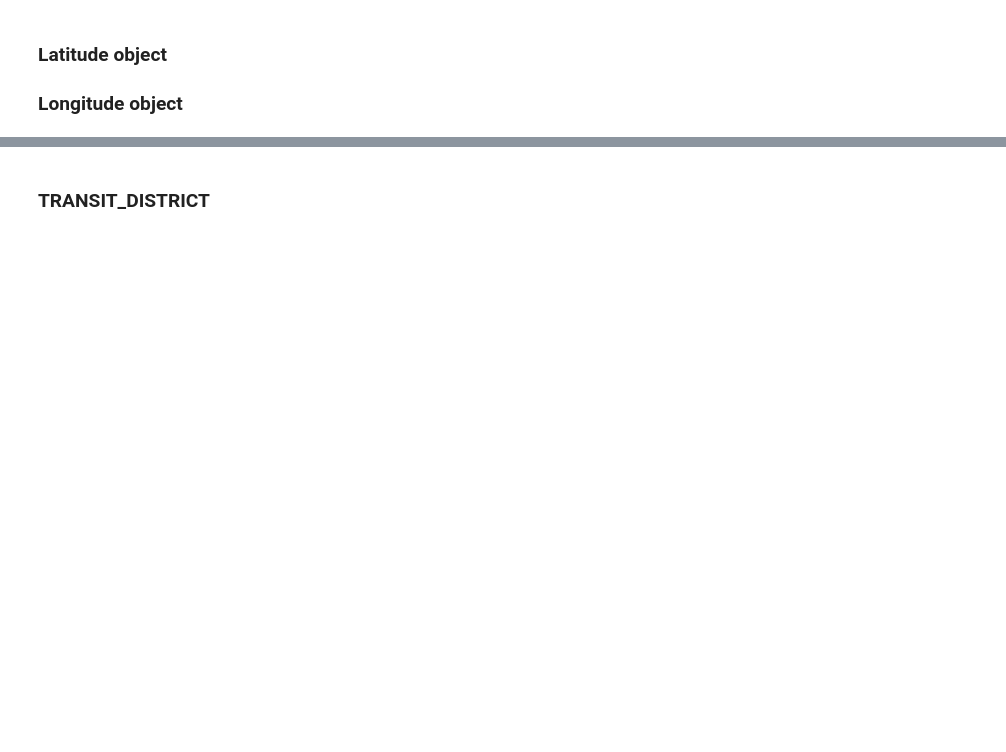
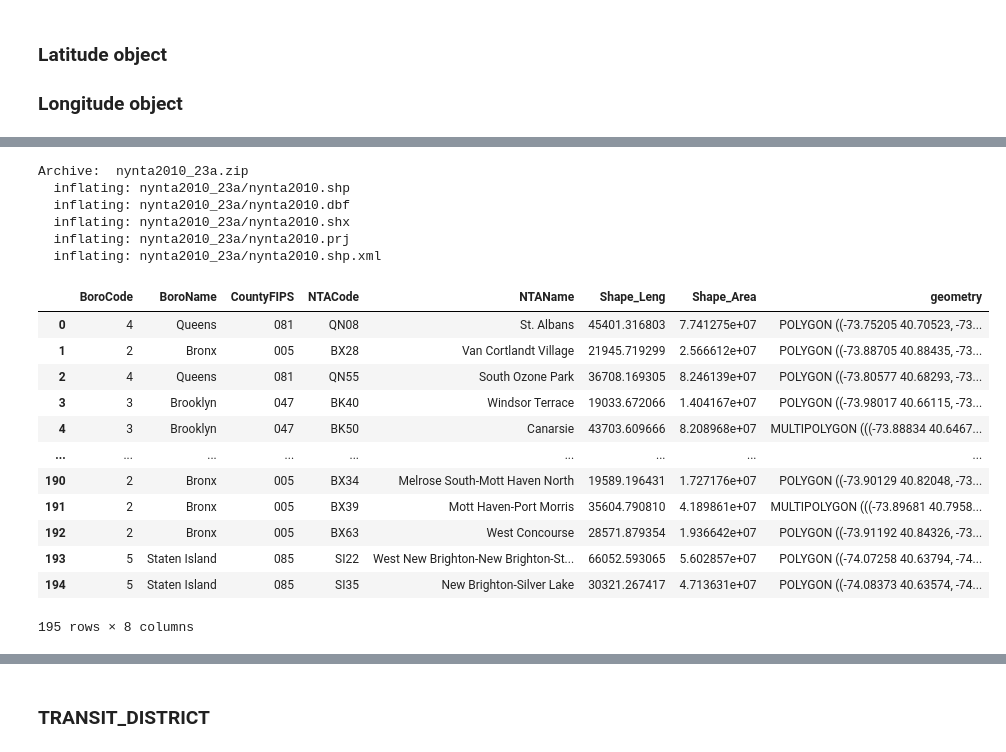
Before and after one commit to ipeirotis-org/datasets, a Jupyter notebook: notebooks/NYPD.ipynb, the cells around one changed output, grey strips where cells are left out. Saved outputs shown, nothing was run; the diff lists cells and outputs as text; code cells hidden in the pictures; blank space fills up the shorter version.

```diff
--- a/notebooks/NYPD.ipynb
+++ b/notebooks/NYPD.ipynb
@@ -488,6 +514,36 @@ Wall time: 11min 48s
 # %%
 shapefile_url = 'https://data.cityofnewyork.us/api/geospatial/cpf4-rkhq?method=export&format=Shapefile'
 df_nyc = gpd.GeoDataFrame.from_file(shapefile_url)
+# %%
+!mkdir -p maps
+!curl -s https://s-media.nyc.gov/agencies/dcp/assets/files/zip/data-tools/bytes/nynta2010_23a.zip  -o maps/nynta2010_23a.zip
+!cd maps && unzip -o nynta2010_23a.zip
+shapefile = f"maps/nynta2010_23a/nynta2010.shp"
+df_nyc = gpd.GeoDataFrame.from_file(shapefile)
+df_nyc = df_nyc.to_crs(4326)
+# %% [output]
+Archive:  nynta2010_23a.zip
+  inflating: nynta2010_23a/nynta2010.shp
+  inflating: nynta2010_23a/nynta2010.dbf
+  inflating: nynta2010_23a/nynta2010.shx
+  inflating: nynta2010_23a/nynta2010.prj
+  inflating: nynta2010_23a/nynta2010.shp.xml
+# %%
+df_nyc
+# %% [output]
+|  | BoroCode | BoroName | CountyFIPS | NTACode | NTAName | Shape_Leng | Shape_Area | geometry |
+| 0 | 4 | Queens | 081 | QN08 | St. Albans | 45401.316803 | 7.741275e+07 | POLYGON ((-73.75205 40.70523, -73... |
+| 1 | 2 | Bronx | 005 | BX28 | Van Cortlandt Village | 21945.719299 | 2.566612e+07 | POLYGON ((-73.88705 40.88435, -73... |
+| 2 | 4 | Queens | 081 | QN55 | South Ozone Park | 36708.169305 | 8.246139e+07 | POLYGON ((-73.80577 40.68293, -73... |
+| 3 | 3 | Brooklyn | 047 | BK40 | Windsor Terrace | 19033.672066 | 1.404167e+07 | POLYGON ((-73.98017 40.66115, -73... |
+| 4 | 3 | Brooklyn | 047 | BK50 | Canarsie | 43703.609666 | 8.208968e+07 | MULTIPOLYGON (((-73.88834 40.6467... |
+| ... | ... | ... | ... | ... | ... | ... | ... | ... |
+| 190 | 2 | Bronx | 005 | BX34 | Melrose South-Mott Haven North | 19589.196431 | 1.727176e+07 | POLYGON ((-73.90129 40.82048, -73... |
+| 191 | 2 | Bronx | 005 | BX39 | Mott Haven-Port Morris | 35604.790810 | 4.189861e+07 | MULTIPOLYGON (((-73.89681 40.7958... |
+| 192 | 2 | Bronx | 005 | BX63 | West Concourse | 28571.879354 | 1.936642e+07 | POLYGON ((-73.91192 40.84326, -73... |
+| 193 | 5 | Staten Island | 085 | SI22 | West New Brighton-New Brighton-St... | 66052.593065 | 5.602857e+07 | POLYGON ((-74.07258 40.63794, -74... |
+| 194 | 5 | Staten Island | 085 | SI35 | New Brighton-Silver Lake | 30321.267417 | 4.713631e+07 | POLYGON ((-74.08373 40.63574, -74... |
+195 rows × 8 columns
 # %%
 %%time
 # Match each accident with a neighborhood.
```
Also changed, not shown: parts of 75 cells of this notebook.
